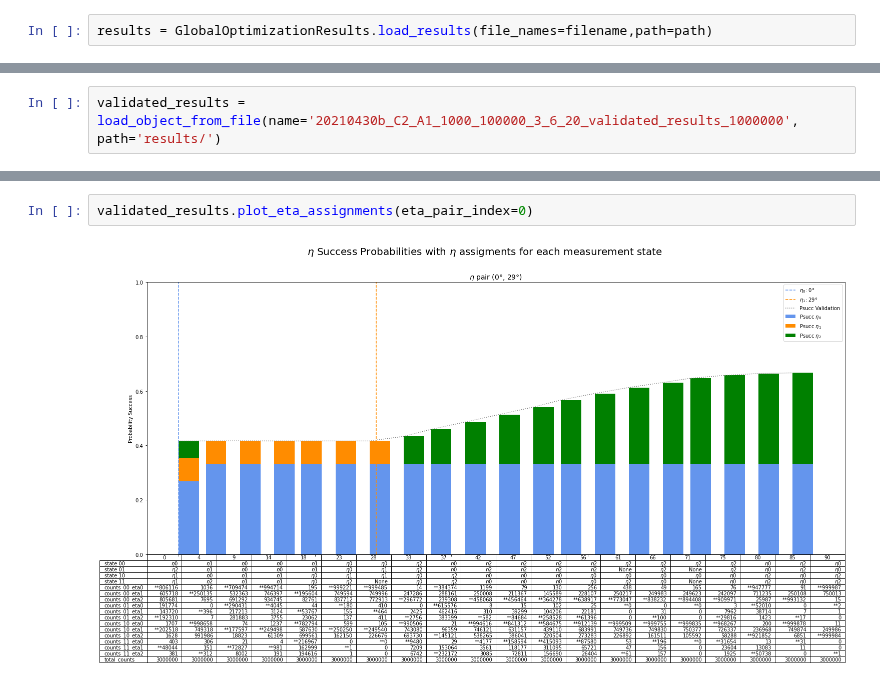
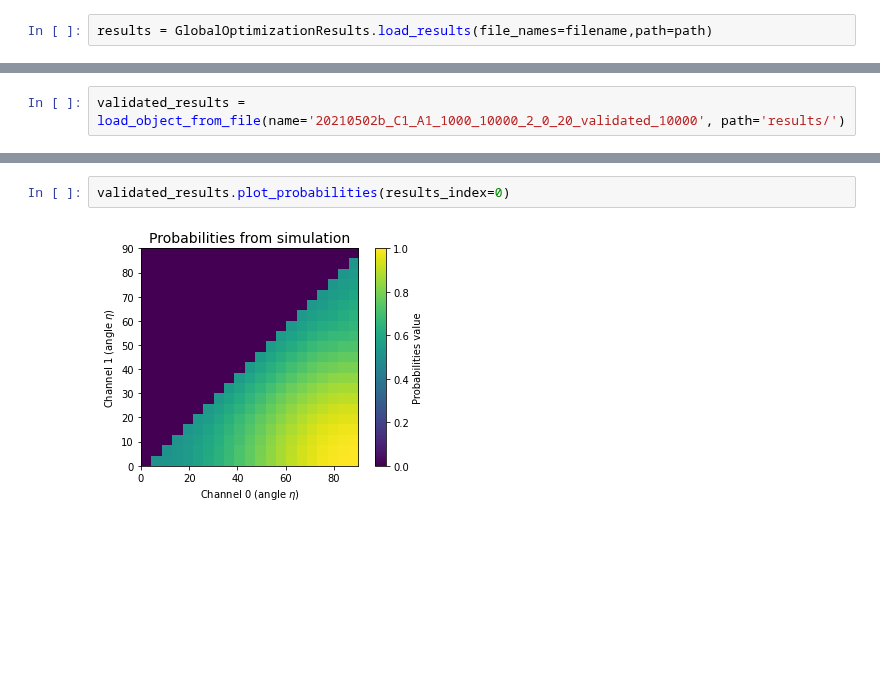
Before and after one commit to iamtxena/quantum-channel-discrimination, a Jupyter notebook: src/2-etas-analysis-validation-results.ipynb, the cells around one changed output, grey strips where cells are left out. Cells and saved outputs as stored; diff of their text form; blank space fills up the shorter version.

```diff
--- a/src/2-etas-analysis-validation-results.ipynb
+++ b/src/2-etas-analysis-validation-results.ipynb
@@ -39,2 +51,2 @@ save_object_to_disk(results, name='20210430b_C2_A1_1000_100000_3_6_20_validated_
 # %%
-validated_results = load_object_from_file(name='20210430b_C2_A1_1000_100000_3_6_20_validated_results_1000000', path='results/')
+validated_results = load_object_from_file(name='20210502b_C1_A1_1000_10000_2_0_20_validated_10000', path='results/')
@@ -59,5 +53,5 @@ validated_results.plot_eta_assignments()
 # %%
-validated_results.plot_eta_assignments(eta_pair_index=0)
+validated_results.plot_probabilities(results_index=0)
 # %% [output]
-[figure, old version]
+[figure, new version]
 # %%
```
Also changed, not shown: parts of 17 cells of this notebook, 4 other files.
